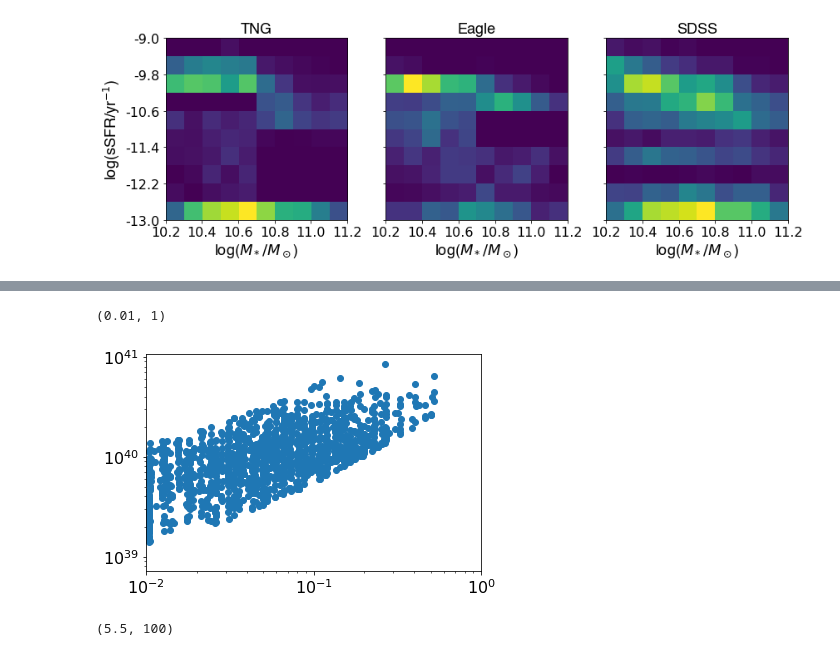
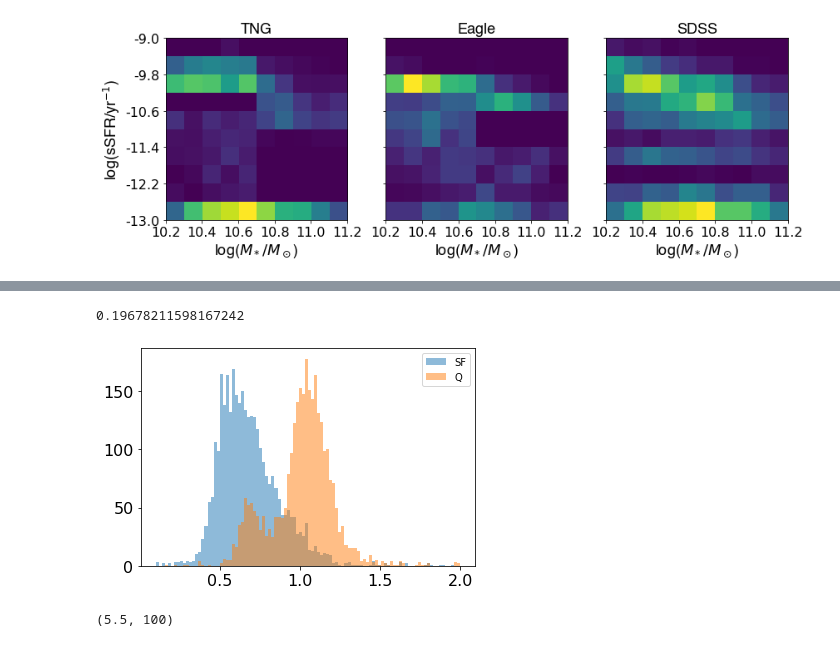
Before and after one commit to milchada/eFEDS, a Jupyter notebook: stacking_analysis.ipynb, the cells around one changed output, grey strips where cells are left out. Drawn from its saved outputs; the diff is of its cells as text; code cells hidden in the pictures.

```diff
--- a/stacking_analysis.ipynb
+++ b/stacking_analysis.ipynb
@@ -527,3 +555,17 @@ plt.savefig('../mstar-ssfr-hist.png')
+# %%
+mpa_gran = pd.read_csv('../mpa-jhu-granada.csv', header=1)
+mpa = mpa_gran.iloc[np.argsort(mpa_gran['ssfr']).values]
+q = mpa[:int(len(mpa)/3.)]
+sf = mpa[int(2*len(mpa)/3.):]
+ratio_sf = (10**sf['lgm_tot_p50'] / 10**sf['logMass'])
+ratio_q = (10**q['lgm_tot_p50'] / 10**q['logMass'])
+_ = plt.hist(ratio_sf, range=(.1,2),bins=100, label='SF', alpha=0.5)
+_ = plt.hist(ratio_q, range=(.1,2),bins=100, label='Q', alpha=0.5)
+plt.legend()
+print(np.std(ratio_q[(ratio_q > 0)*(ratio_q < 2)]))
+# %% [output]
+0.19678211598167242
+[figure, added]
 # %%
 from scipy.optimize import curve_fit
 from scipy.integrate import quad
@@ -623,13 +665,6 @@ def Lxrb(sdss, low=False, high=False, model = 'Lehmer19', nobeta=False):  #alpha
         return alpha*mstar
     else:
         return alpha*mstar + (beta+beta_ism)*(sfr**theta)*((1+sdss['z'])**delta)
-# %%
-plt.scatter(10**sdss['ssfr'], Lxrb(sdss))
-plt.yscale('log'); plt.xscale('log')
-plt.xlim(.01,1)
-# %% [output]
-(0.01, 1)
-[figure, removed]
 # %%
 def xrb_psf(sdss, model = 'Lehmer19', nobeta=False, fit=fit, area_psf=area_psf):
 		norm = Lxrb(sdss,model = model, nobeta=nobeta).mean()
```
Also changed, not shown: parts of 14 cells of this notebook.
